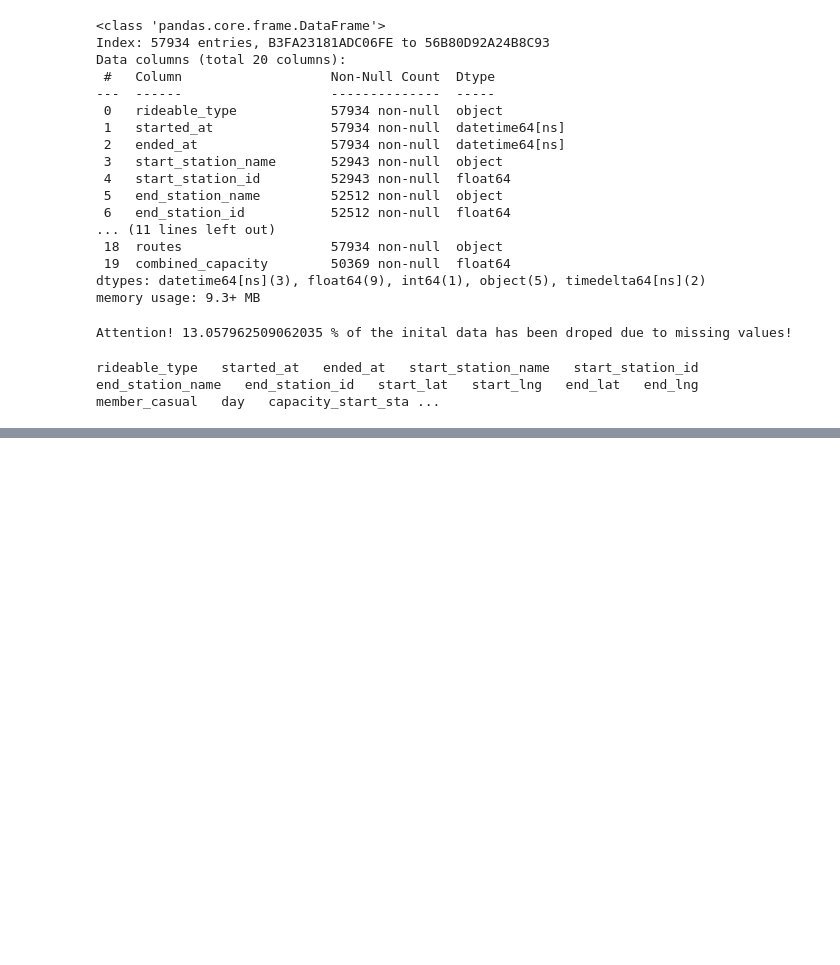
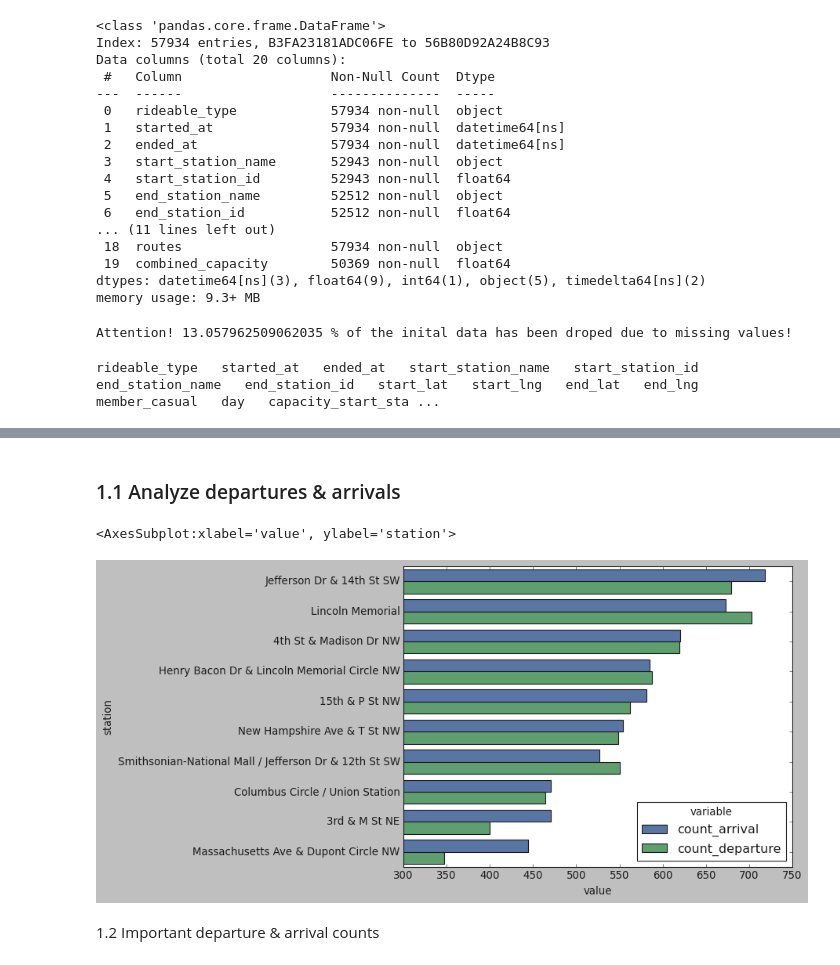
Before and after one commit to jaddel/education_cab_github, a Jupyter notebook: assignment_2/task1/task1.1.ipynb, the cells around one changed output, grey strips where cells are left out. Drawn from its saved outputs; the diff is of its cells as text; code cells hidden in the pictures; blank space fills up the shorter version.

```diff
--- a/assignment_2/task1/task1.1.ipynb
+++ b/assignment_2/task1/task1.1.ipynb
@@ -13,6 +13,12 @@ def list_columns(df):
 
 def row_count(df):
     return len(df)
+
+pg_1 = 'ggplot'
+pg_2 = 'bmh'
+pg_3 = 'Solarize_Light2'
+pg_4 = 'classic'
+pg = 'pg_4'
 # %%
 df1 = pd.read_csv('Shekar-Dataset-1/last_week.csv', index_col=0)
 df2 = pd.read_csv('Shekar-Dataset-1/station_info.csv', index_col=0)
@@ -126,0 +188,14 @@ df = df1 # Chage to use raw data.
+# %% [markdown]
+### 1.1 Analyze departures & arrivals
+# %%
+station_arrival_departure = pd.melt(data, id_vars=['station'], value_vars=['count_arrival', 'count_departure'])
+# %%
+sns.set(rc={'figure.figsize':(16,10)}, )
+plt.style.use(pg_4)
+plt.xlim(300, 750)
+sns.barplot(y='station', x='value', hue='variable', data=station_arrival_departure)
+# %% [output]
+<AxesSubplot:xlabel='value', ylabel='station'>
+[figure, added]
+# %% [markdown]
+1.2 Important departure & arrival counts
```
Also changed, not shown: parts of 8 cells of this notebook.
